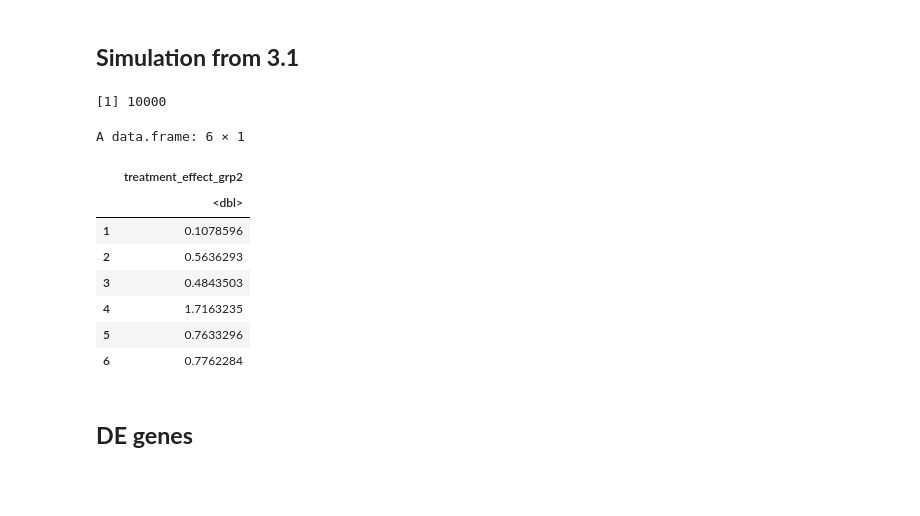
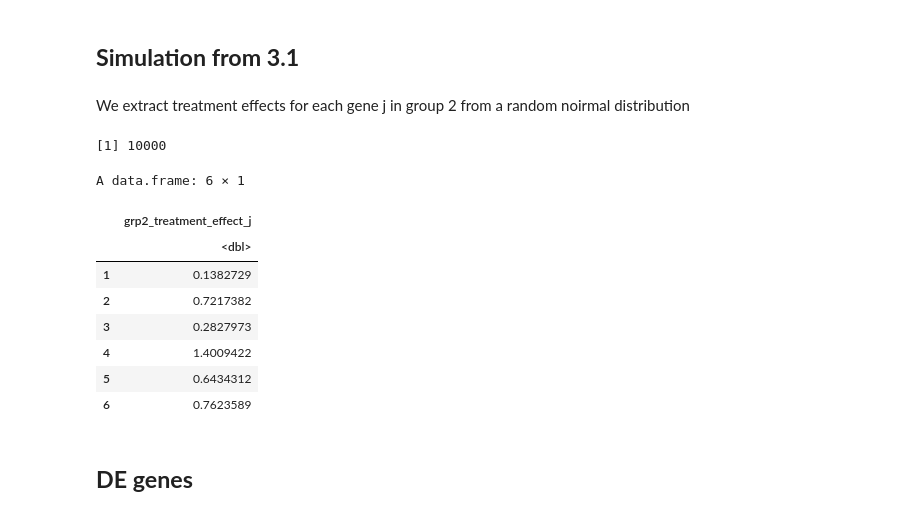
Before and after one commit to almedida/thesis, a Jupyter notebook: simulation.ipynb, the cells around one changed output. Drawn from its saved outputs; the diff is of its cells as text; code cells hidden in the pictures; blank space fills up the shorter version.

```diff
--- a/simulation.ipynb
+++ b/simulation.ipynb
@@ -36,7 +40,9 @@ length(randomly_selected_genes)
 # %%
 #10000 selected data corresponding to the randomly selected genes (EE genes)
 randomly_selected_data = simulation_data[randomly_selected_genes, ]
-head(randomly_selected_data)
+genej_sim_data = randomly_selected_data
+head(genej_sim_data)
+dim(genej_sim_data)
 # %% [output]
 A data.frame: 6 × 217
 |  | GSM1247203 | GSM1247204 | GSM1247205 | GSM1247206 | GSM1247207 | GSM1247208 | GSM1247209 | GSM1247210 | ... |
@@ -79,5 +77,5 @@ treatment_group2
 # %%
-treatment_group2_data = randomly_selected_data[treatment_group2]
+treatment_group2_data = genej_sim_data[treatment_group2]
 dim(treatment_group2_data)
 head(treatment_group2_data)
 # %% [output]
@@ -94,31 +94,34 @@ A data.frame: 6 × 4
 # %%
 #std for each gene in the 10000 genes in treatment_group2_data
-treatment_group2_data_std = apply(treatment_group2_data, 1, sd)
+genej_grp2_std = apply(treatment_group2_data, 1, sd)
 
-head(treatment_group2_data_std)
-length(treatment_group2_data_std)
+head(genej_grp2_std)
+length(genej_grp2_std)
 # %% [output]
     17401      4775     13218     10539      8462      4050
 0.1006685 0.3305202 0.2428755 0.3896614 0.2762091 0.6463234
 [1] 10000
 # %% [markdown]
 ## **Simulation from 3.1**
+# %% [markdown]
+We extract treatment effects for each gene j in group 2 from a random noirmal distribution
 # %%
-mu = 2*treatment_group2_data_std
+set.seed(1)
+mu = 2*genej_grp2_std
 
-treatment_effect_grp2 = rnorm(10000, mu, treatment_group2_data_std)
-length(treatment_effect_grp2)
-head(data.frame(treatment_effect_grp2))
+grp2_treatment_effect_j = rnorm(10000, mu, genej_grp2_std)
+length(grp2_treatment_effect_j)
+head(data.frame(grp2_treatment_effect_j))
 # %% [output]
 [1] 10000
 A data.frame: 6 × 1
-|  | treatment_effect_grp2 |
+|  | grp2_treatment_effect_j |
 |  | <dbl> |
-| 1 | 0.1078596 |
-| 2 | 0.5636293 |
-| 3 | 0.4843503 |
-| 4 | 1.7163235 |
-| 5 | 0.7633296 |
-| 6 | 0.7762284 |
+| 1 | 0.1382729 |
+| 2 | 0.7217382 |
+| 3 | 0.2827973 |
+| 4 | 1.4009422 |
+| 5 | 0.6434312 |
+| 6 | 0.7623589 |
 # %% [markdown]
 ## **DE genes**
```
Also changed, not shown: parts of 20 cells of this notebook.
